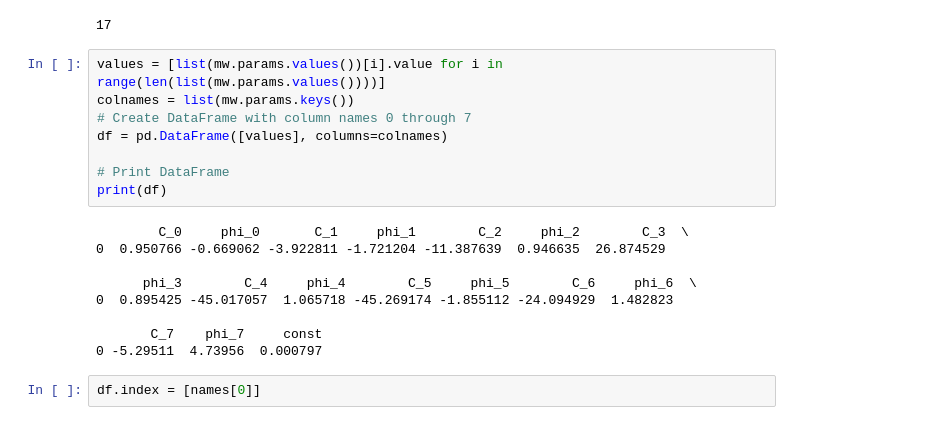
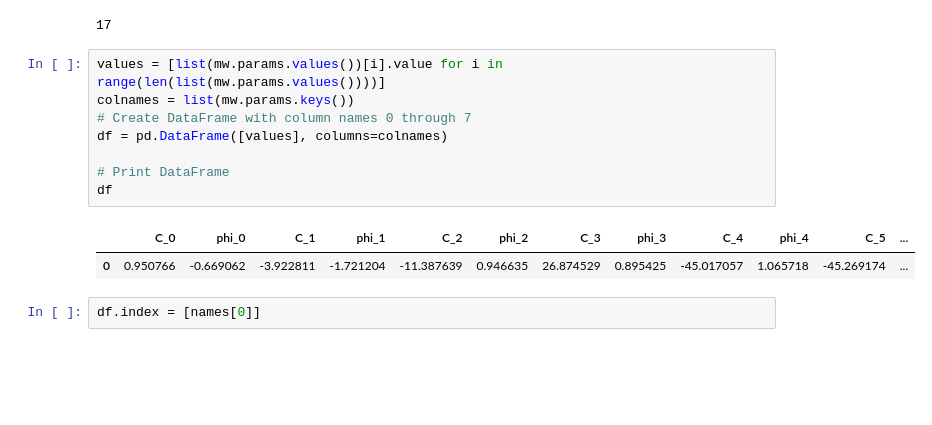
Before and after one commit to Aditya7s/SourceFactors, a Jupyter notebook: SourceFactors.ipynb, the cells around one changed output. Drawn from its saved outputs; the diff is of its cells as text; blank space fills up the shorter version.

```diff
--- a/SourceFactors.ipynb
+++ b/SourceFactors.ipynb
@@ -204,20 +189,14 @@ len(list(mw.params.values()))
 # %%
 values = [list(mw.params.values())[i].value for i in range(len(list(mw.params.values())))]
 colnames = list(mw.params.keys())
 # Create DataFrame with column names 0 through 7
 df = pd.DataFrame([values], columns=colnames)
 
 # Print DataFrame
-print(df)
+df
 # %% [output]
-        C_0     phi_0       C_1     phi_1        C_2     phi_2        C_3  \
-0  0.950766 -0.669062 -3.922811 -1.721204 -11.387639  0.946635  26.874529
-
-      phi_3        C_4     phi_4        C_5     phi_5        C_6     phi_6  \
-0  0.895425 -45.017057  1.065718 -45.269174 -1.855112 -24.094929  1.482823
-
-       C_7    phi_7     const
-0 -5.29511  4.73956  0.000797
+|  | C_0 | phi_0 | C_1 | phi_1 | C_2 | phi_2 | C_3 | phi_3 | C_4 | phi_4 | C_5 | ... |
+| 0 | 0.950766 | -0.669062 | -3.922811 | -1.721204 | -11.387639 | 0.946635 | 26.874529 | 0.895425 | -45.017057 | 1.065718 | -45.269174 | ... |
 # %%
 df.index = [names[0]]
 # %%
```
Also changed, not shown: parts of 5 cells of this notebook.
